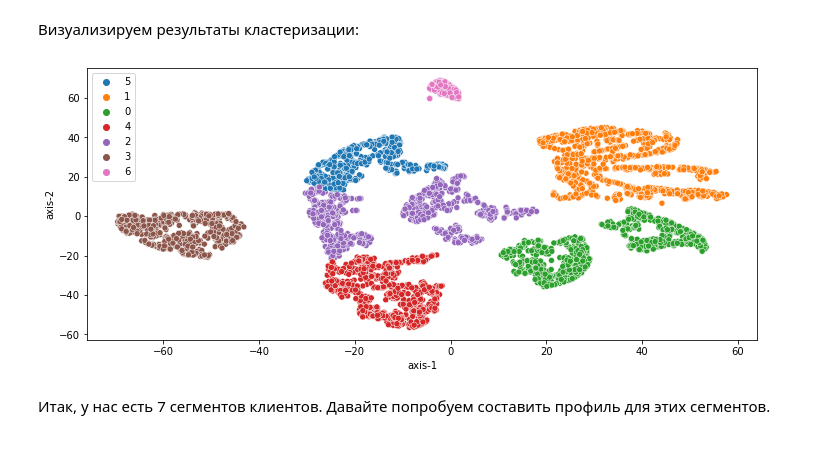
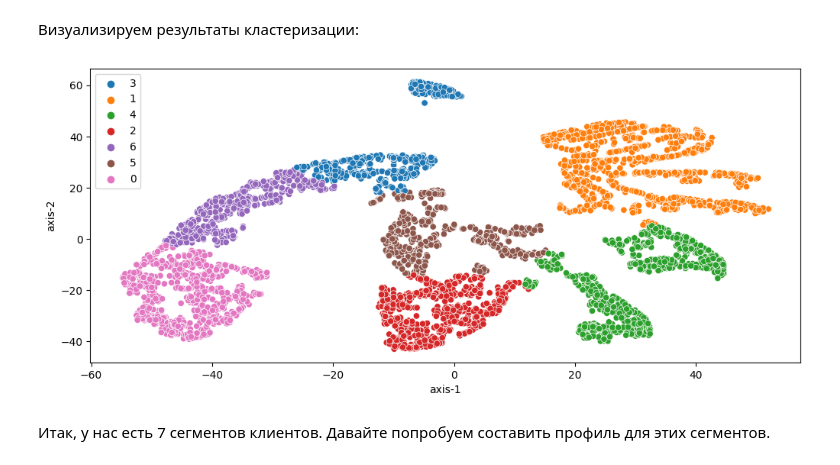
Before and after one commit to killri/sf_data_science, a Jupyter notebook: project_6_customer_segmentation/Project-6.ipynb, the cells around one changed output. Drawn from its saved outputs; the diff is of its cells as text; code cells hidden in the pictures.

```diff
--- a/project_6_customer_segmentation/Project-6.ipynb
+++ b/project_6_customer_segmentation/Project-6.ipynb
@@ -858,3 +1002,9 @@ def plot_cluster_profile(grouped_data, n_clusters):
 Напомним, что дивергенция Кульбака-Лейблера - это функция потерь, которая минимизируется при обучения алгоритма t-SNE. Она показывает меру расстояния между двумя распределениями.
 
 Оптимальное значение данной характеристики, найденное в процессе обучения алгоритма t-SNE, хранится в атрибуте kl_divergence_ объекта класса TSNE из библиотеки sklearn. Конечно же, предварительно модель необходимо обучить, чтобы получить это значение.
+# %%
+rfm_table_cleaned = rfm_table_cleaned[['Recency','Frequency','Monetary']]
+
+
+pipeline_scaler_tsne = pipeline.Pipeline([('scaler', preprocessing.StandardScaler()), ('tsne',manifold.TSNE(n_components=2, perplexity=50, random_state=100))])
+rfm_table_processed = pipeline_scaler_tsne.fit_transform(rfm_table_cleaned)
@@ -861,3 +1015,5 @@ def plot_cluster_profile(grouped_data, n_clusters):
+# %%
+rfm_table_processed = pd.DataFrame(rfm_table_processed, columns=['axis-1','axis-2'])
 # %% [markdown]
 Визуализировав пространство после декомпозиции с помощью t-SNE, мы получим следующую картину:
 # %%
@@ -878,3 +1034,13 @@ sns.scatterplot(data=rfm_table_processed, x='axis-1', y='axis-2');
 1) Судя по полученным результатам, какое количество кластеров лучше всего взять?
 
 2) Чему равно максимальное значение коэффициента силуэта? Ответ округлите до двух знаков после точки-разделителя.
+# %%
+silhouette = []
+for k in range(2,9):
+    kmeans = cluster.KMeans(random_state=42, n_clusters=k)
+    kmeans.fit(rfm_table_processed)
+    silhouette.append([k,metrics.silhouette_score(rfm_table_processed, kmeans.labels_)])
+
+silhouette = pd.DataFrame(silhouette, columns=['K','silhouette'])
+fig = sns.lineplot(silhouette, x='K', y='silhouette')
+print(silhouette['silhouette'].max())
@@ -914,3 +1114,7 @@ sns.scatterplot(data=rfm_table_processed, x='axis-1', y='axis-2');
 
 2) Обучите лучшую модель с подобранным ранее количеством кластеров на декомпозированных данных.
 Сколько клиентов попало в самый большой кластер?
+# %%
+best_model = cluster.KMeans(random_state=42, n_clusters=7)
+best_model.fit(rfm_table_processed)
+labels = best_model.labels_
@@ -918,9 +1133,9 @@ sns.scatterplot(data=rfm_table_processed, x='axis-1', y='axis-2');
 Визуализируем результаты кластеризации:
 # %%
 fig = plt.figure(figsize=(12, 5))
-sns.scatterplot(data=rfm_table_processed, x='axis-1', y='axis-2', hue=model.labels_.astype('str'));
+sns.scatterplot(data=rfm_table_processed, x='axis-1', y='axis-2', hue=best_model.labels_.astype('str'));
 # %% [output]
-[figure, old version]
+[figure, new version]
 # %% [markdown]
 
 Итак, у нас есть 7 сегментов клиентов. Давайте попробуем составить профиль для этих сегментов.
```
Also changed, not shown: parts of 42 cells of this notebook, 39 other files.
